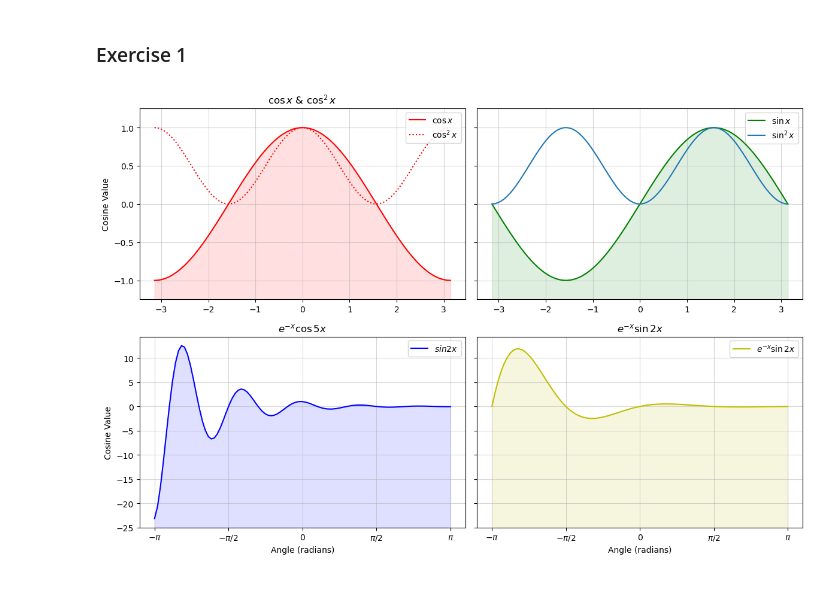
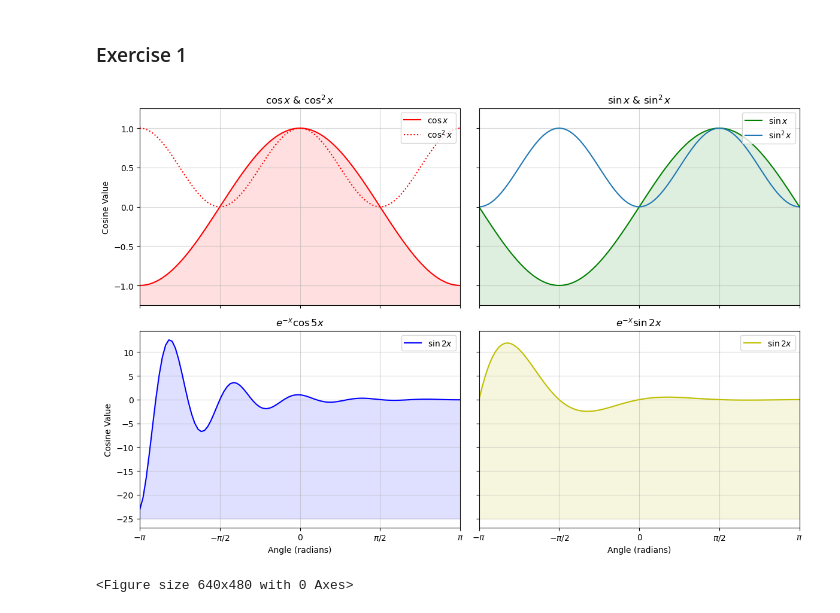
Before and after one commit to SPS-SP2273/learning-portfolio-briana-tan, a Jupyter notebook: 7.2_plotting__exercises/READY FOR REVIEWplotting_(good)_exercises.ipynb, the cells around one changed output. Saved outputs shown, nothing was run; the diff lists cells and outputs as text; code cells hidden in the pictures.

```diff
--- a/7.2_plotting__exercises/READY FOR REVIEWplotting_(good)_exercises.ipynb
+++ b/7.2_plotting__exercises/READY FOR REVIEWplotting_(good)_exercises.ipynb
@@ -16,7 +16,7 @@ fun2_x = np.exp(-x) * np.sin(2 * x)
 
 #------- Plot the data -------#
 fig, axes = plt.subplots(nrows=2, ncols=2,
-                         figsize=(12, 8),  sharey='row')
+                         figsize=(12, 8),  sharey='row', sharex='col')
 
 #------- Subplot 1 -------#
 axes[0, 0].plot(x, cos_x, color='r', label='$\cos x$')
@@ -27,39 +27,50 @@ axes[0, 0].set_ylabel('Cosine Value')
 axes[0, 0].fill_between(x, cos_x, -2, color='r', alpha=.125)
 axes[0, 0].legend(loc='upper right')
 axes[0, 0].set_ylim(-1,1)
+axes[0, 0].set_xlim(-np.pi,np.pi)
+axes[0, 0].set_xticks([-np.pi, -np.pi / 2, 0, np.pi / 2, np.pi])
+axes[0, 0].set_xticklabels(['$-\pi$', '$-\pi/2$', '0', '$\pi/2$', '$\pi$'])
+
 
 #------- Subplot 2 -------#
 axes[0, 1].plot(x, sin_x, color='g', label='$\sin x$')
 axes[0, 1].fill_between(x, sin_x, -2, color='g', alpha=.125)
 axes[0, 1].plot(x, sin_x**2, label='$\sin^2 x$')
 axes[0, 1].set_ylim(-1.25, 1.25)
+axes[0, 1].set_title('$\sin x$ & $\sin^2x$')
 axes[0, 1].legend(loc='upper right')
+axes[0, 1].set_xlim(-np.pi,np.pi)
+axes[0, 1].set_xticks([-np.pi, -np.pi / 2, 0, np.pi / 2, np.pi])
+
 
 #------- Subplot 3 -------#
-axes[1, 0].plot(x, fun1_x, color='b', label='$sin2x$')
+axes[1, 0].plot(x, fun1_x, color='b', label='$\sin2x$')
 axes[1, 0].fill_between(x, fun1_x, -25, color='b', alpha=.125)
 axes[1, 0].set_title('$e^{-x}\cos 5x$')
 axes[1, 0].set_xlabel('Angle (radians)')
 axes[1, 0].set_ylabel('Cosine Value')
 axes[1, 0].set_xticks([-np.pi, -np.pi / 2, 0, np.pi / 2, np.pi])
 axes[1, 0].set_xticklabels(['$-\pi$', '$-\pi/2$', '0', '$\pi/2$', '$\pi$'])
 axes[1, 0].legend()
-axes[1, 0].set_ylim(bottom=-25)
+axes[1, 0].set_xlim(-np.pi,np.pi)
 
 #------- Subplot 4 -------#
-axes[1, 1].plot(x, fun2_x, color='y', label='$e^{-x}\sin 2x$')
+axes[1, 1].plot(x, fun2_x, color='y', label='$\sin 2x$')
 axes[1, 1].set_title('$e^{-x}\sin 2x$')
 axes[1, 1].fill_between(x, fun2_x, -25, color='y', alpha=.125)
 axes[1, 1].set_xticks([-np.pi, -np.pi / 2, 0, np.pi / 2, np.pi])
 axes[1, 1].set_xticklabels(['$-\pi$', '$-\pi/2$', '0', '$\pi/2$', '$\pi$'])
 axes[1, 1].legend()
 axes[1, 1].set_xlabel('Angle (radians)')
+axes[1, 1].set_xlim(-np.pi,np.pi)
 
 # 'flatten', 'opens' the 2D array into a simple 1D array
 for a in axes.flatten():
     a.grid(alpha=.5)
 
 plt.tight_layout()
 plt.show(block=False)
+plt.savefig('plots.jpg', dpi=400)
 # %% [output]
-[figure, old version]
+[figure, new version]
+<Figure size 640x480 with 0 Axes>
```
